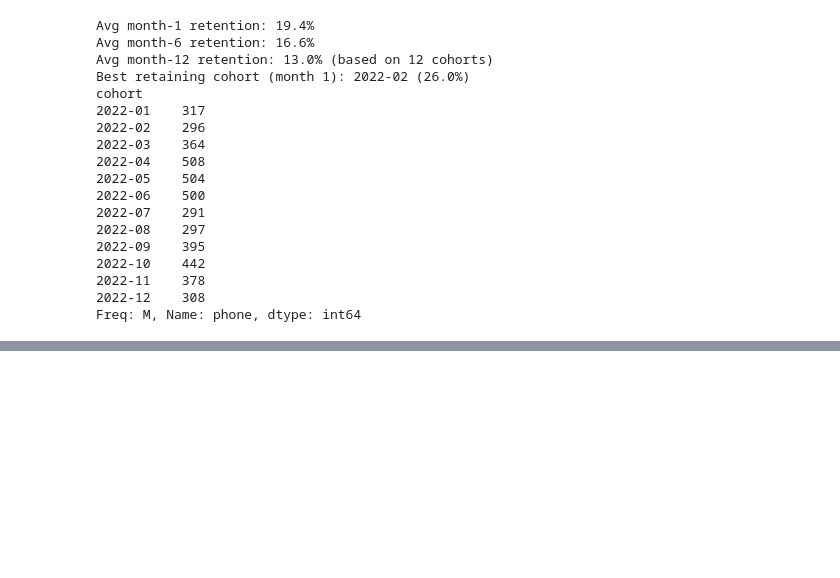
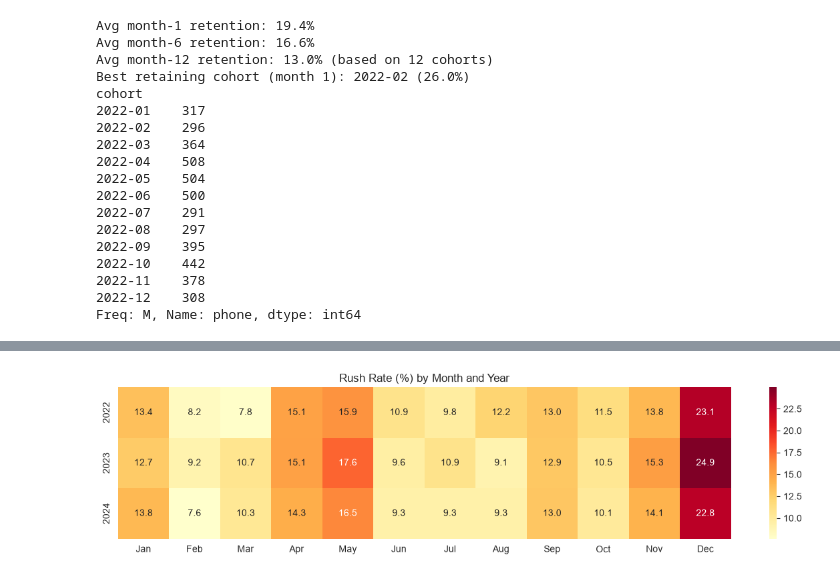
Before and after one commit to collin-lexu/pink-slip-management-system-demo, a Jupyter notebook: analysis.ipynb, the cells around one changed output, grey strips where cells are left out. Cells and saved outputs as stored; diff of their text form; code cells hidden in the pictures; blank space fills up the shorter version.

```diff
--- a/analysis.ipynb
+++ b/analysis.ipynb
@@ -366,0 +422,13 @@ Freq: M, Name: phone, dtype: int64
+# %%
+# heatmap of rush rate by month and year
+rush_heatmap_data = tickets_df.groupby(['year', 'month_num'])['is_rush'].mean().unstack(level=1) * 100
+rush_heatmap_data.columns = month_labels
+
+plt.figure(figsize=(12, 3))
+sns.heatmap(rush_heatmap_data, annot=True, fmt='.1f', cmap='YlOrRd')
+plt.title('Rush Rate (%) by Month and Year')
+plt.ylabel('')
+plt.tight_layout()
+plt.show()
+# %% [output]
+[figure, added]
```
Also changed, not shown: parts of 5 cells of this notebook, 7 other files.
